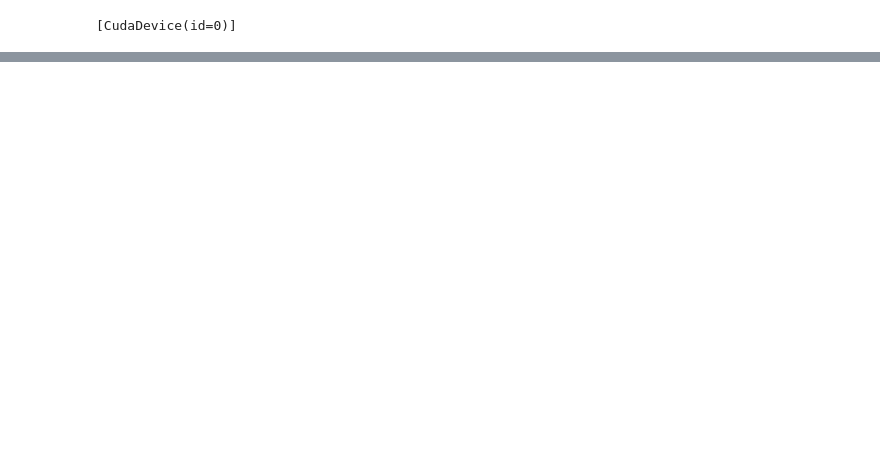
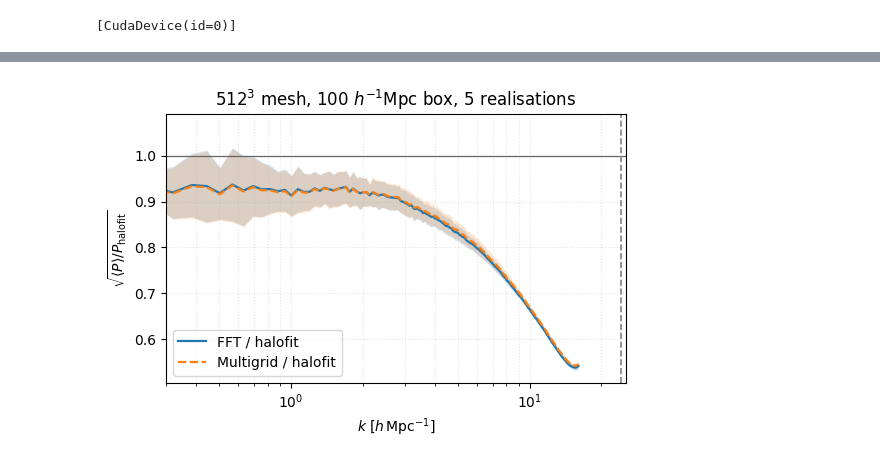
Before and after one commit to DifferentiableUniverseInitiative/JaxPM, a Jupyter notebook: docs/notebooks/09-Multigrid_Poisson_Solver.ipynb, the cells around one changed output, grey strips where cells are left out. Cells and saved outputs as stored; diff of their text form; code cells hidden in the pictures; blank space fills up the shorter version.

```diff
--- a/docs/notebooks/09-Multigrid_Poisson_Solver.ipynb
+++ b/docs/notebooks/09-Multigrid_Poisson_Solver.ipynb
@@ -203,20 +67,0 @@ convergence error.
-# %%
-dt0 = 0.05
-final_density = {}
-for name, solver, mg_params in [("FFT", "fft", None), ("Multigrid", "mg", {"cycles": 4})]:
-    drift, kick, first_kick = symplectic_fpm_ode(mesh_shape, dt0, cosmo,
-                                                 initial_particles="uniform",
-                                                 solver=solver, mg_params=mg_params)
-    p_half = p0 + dt0 * first_kick(a0, dx0, cosmo)
-    sol = diffeqsolve(
-        (ODETerm(drift), ODETerm(kick)),
-        SemiImplicitEuler(),
-        t0=a0,
-        t1=1.0,
-        dt0=dt0,
-        y0=(dx0, p_half),
-        args=cosmo,
-        saveat=SaveAt(t1=True),
-        stepsize_controller=ConstantStepSize(),
-    )
-    final_density[name] = paint(sol.ys[0][-1], initial_particles="uniform")
@@ -271,0 +211,23 @@ plt.show()
+# %%
+res = RESOLUTIONS[-2]
+k_fft, ratio_fft, scatter_fft = ratios[("fft", res)]
+k_mg, ratio_mg, scatter_mg = ratios[("mg", res)]
+
+plt.figure(figsize=(5.5, 3.8))
+plt.fill_between(k_fft, ratio_fft - scatter_fft, ratio_fft + scatter_fft, color="C0", alpha=0.2, lw=0)
+plt.plot(k_fft, ratio_fft, color="C0", lw=1.6, label="FFT / halofit")
+plt.fill_between(k_mg, ratio_mg - scatter_mg, ratio_mg + scatter_mg, color="C1", alpha=0.2, lw=0)
+plt.plot(k_mg, ratio_mg, color="C1", ls="--", lw=1.6, label="Multigrid / halofit")
+plt.axhline(1, color="0.4", lw=0.9)
+plt.axvline(k_nyq, color="0.5", ls="--", lw=1.2)
+plt.xscale("log")
+plt.xlim(0.3, k_nyq * 1.05)
+plt.xlabel(r"$k$ [$h\,$Mpc$^{-1}$]")
+plt.ylabel(r"$\sqrt{\langle P \rangle / P_{\rm halofit}}$")
+plt.title(f"{res}$^3$ mesh, {BOX_SIZE:.0f} $h^{{-1}}$Mpc box, {N_SEEDS} realisations")
+plt.legend()
+plt.grid(True, which="both", ls=":", alpha=0.35)
+plt.tight_layout()
+plt.show()
+# %% [output]
+[figure, added]
```
Also changed, not shown: parts of 30 cells of this notebook, 1 other file.
